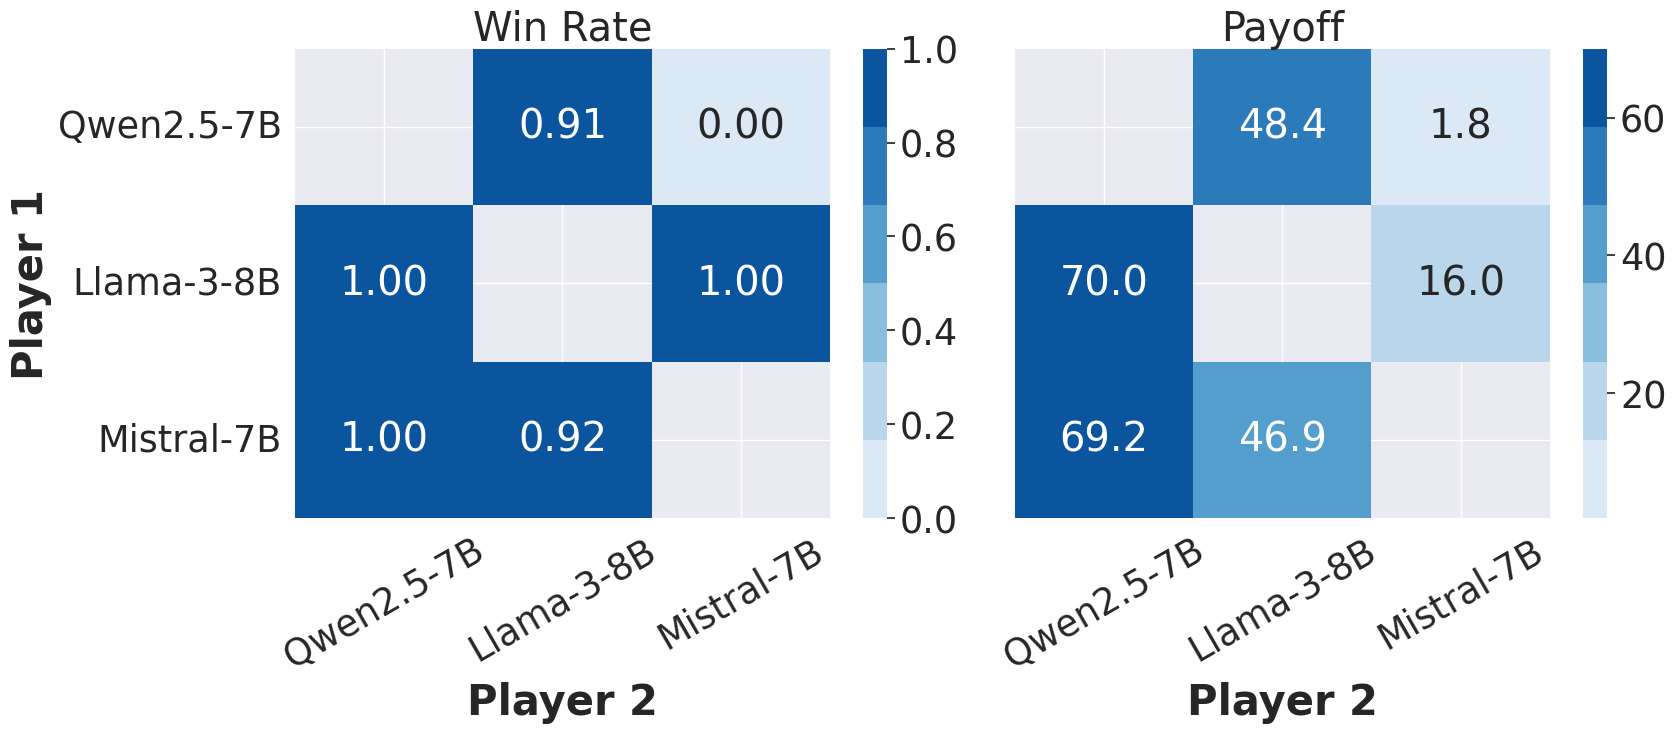
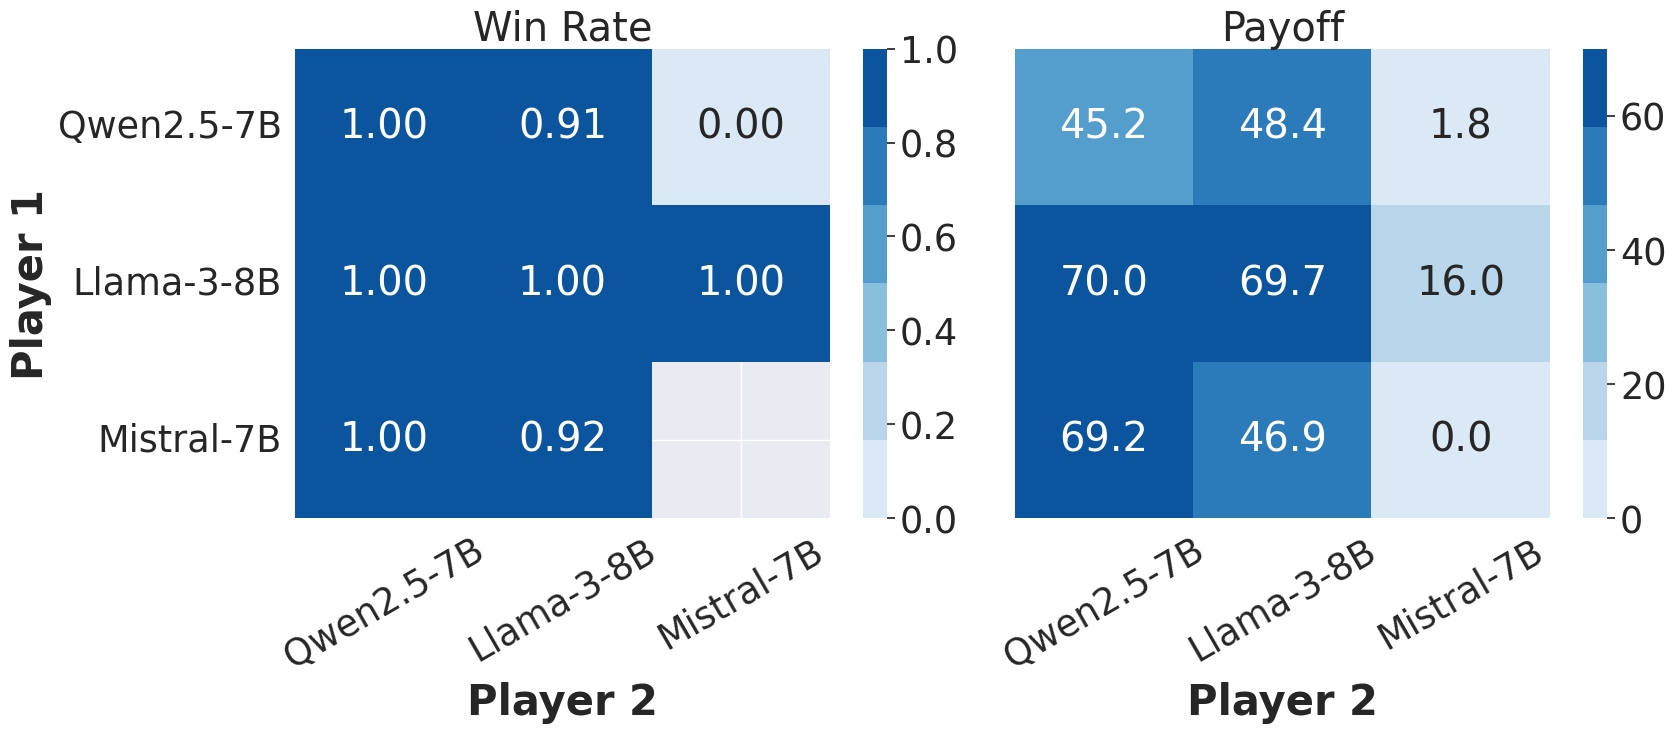
Code edit (unified diff) that turned the first committed figure into the second:
--- before
+++ after
@@ -5,7 +5,6 @@
 local = aggregated.pivot(index="model_1", columns="model_2", values="win_1")
 local = local.reindex(AGENTS_CLEAN_NAMES, axis=1).reindex(AGENTS_CLEAN_NAMES)
-mask = np.eye(len(AGENTS_CLEAN_NAMES), dtype=bool)
 
-p1 = sns.heatmap(local, annot=True, mask=mask, fmt=".2f", cmap=colormap, ax=axs[0])
+p1 = sns.heatmap(local, annot=True, fmt=".2f", cmap=colormap, ax=axs[0])
 p1.set_title("Win Rate")
 p1.set_ylabel("Player 1", fontdict=dict(weight="bold", size=30))
@@ -17,5 +16,5 @@
 local = local.reindex(AGENTS_CLEAN_NAMES, axis=1).reindex(AGENTS_CLEAN_NAMES)
 
-p2 = sns.heatmap(local, annot=True, mask=mask, fmt=".1f", cmap=colormap, ax=axs[1])
+p2 = sns.heatmap(local, annot=True, fmt=".1f", cmap=colormap, ax=axs[1])
 p2.set_ylabel("")
 p2.set_xlabel("Player 2", fontdict=dict(weight="bold", size=30))

Commit: Removed masked matrices